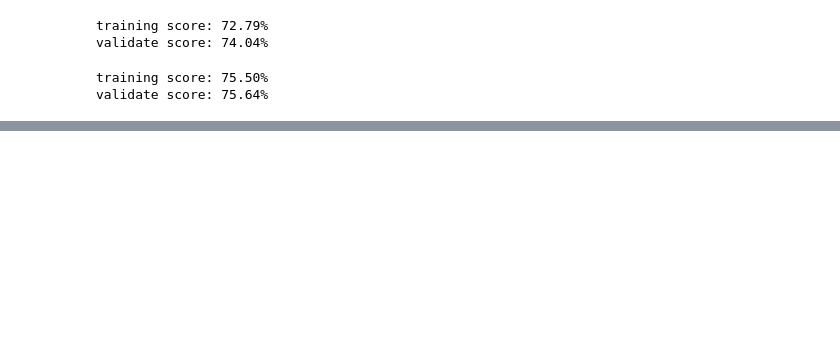
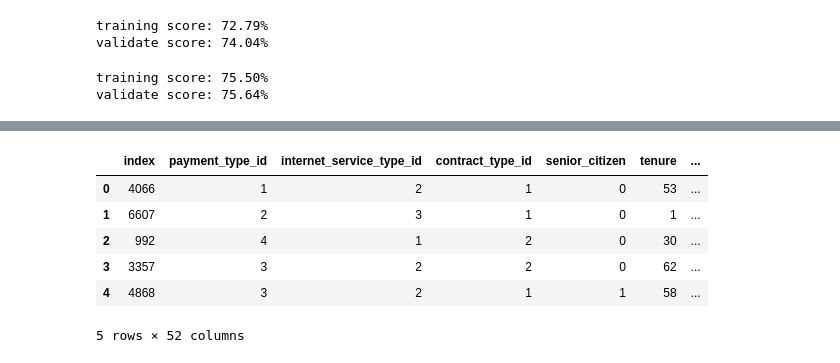
Before and after one commit to LinhQuach13/classification_project, a Jupyter notebook: telco_workbook.ipynb, the cells around one changed output, grey strips where cells are left out. Drawn from its saved outputs; the diff is of its cells as text; code cells hidden in the pictures; blank space fills up the shorter version.

```diff
--- a/telco_workbook.ipynb
+++ b/telco_workbook.ipynb
@@ -843,9 +896,10 @@ telco_combined2.head() # Looking at first 5 values of telco_combined2 dataframe
 | 4 | 3 | 1 | 3 | 0 | 72 | 85.15 | ... |
 5 rows × 51 columns
 # %%
+
 def telco_split(df):
     '''
-    This function take in the titanic data acquired by get_titanic_data,
+    This function take in the telco data acquired by get_titanic_data,
     performs a split and stratifies survived column.
     Returns train, validate, and test dfs.
     '''
@@ -1057,0 +1103,11 @@ validate score: 75.64%
+# %%
+reset_test = test.reset_index()
+reset_test.head()
+# %% [output]
+|  | index | payment_type_id | internet_service_type_id | contract_type_id | senior_citizen | tenure | ... |
+| 0 | 4066 | 1 | 2 | 1 | 0 | 53 | ... |
+| 1 | 6607 | 2 | 3 | 1 | 0 | 1 | ... |
+| 2 | 992 | 4 | 1 | 2 | 0 | 30 | ... |
+| 3 | 3357 | 3 | 2 | 2 | 0 | 62 | ... |
+| 4 | 4868 | 3 | 2 | 1 | 1 | 58 | ... |
+5 rows × 52 columns
```
Also changed, not shown: parts of 22 cells of this notebook.
